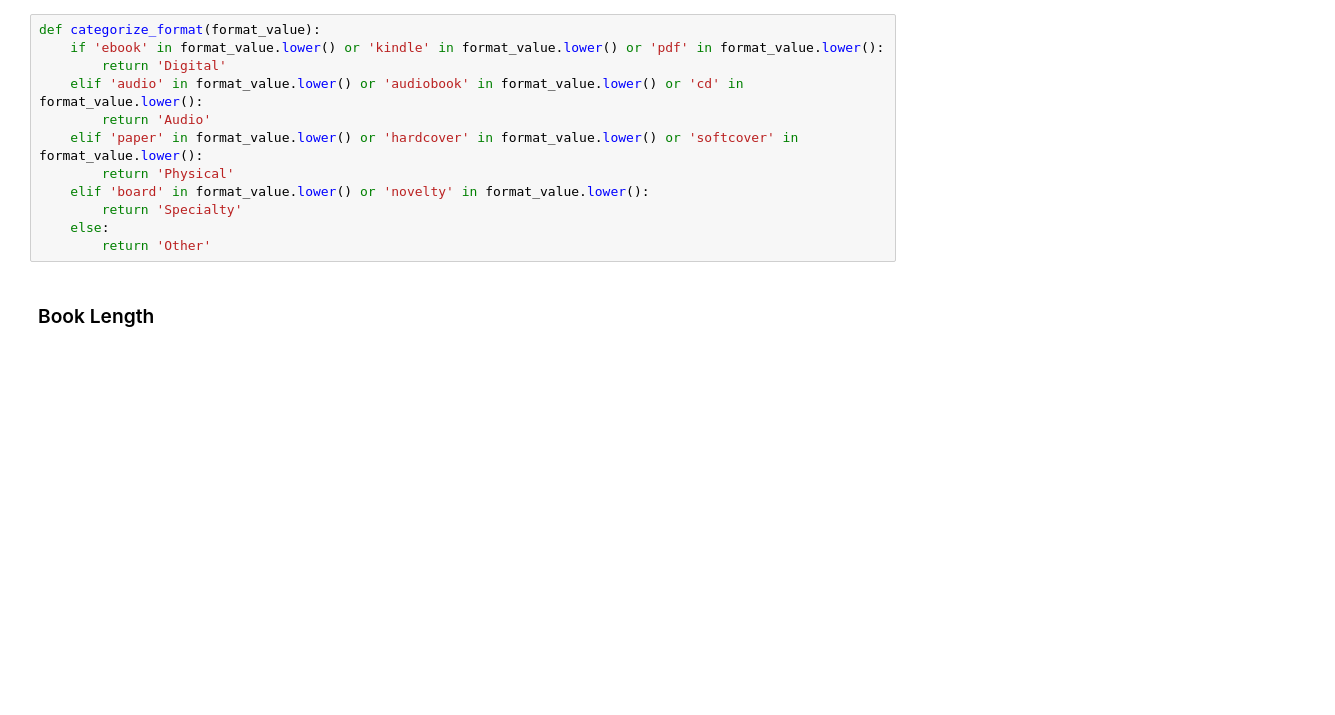
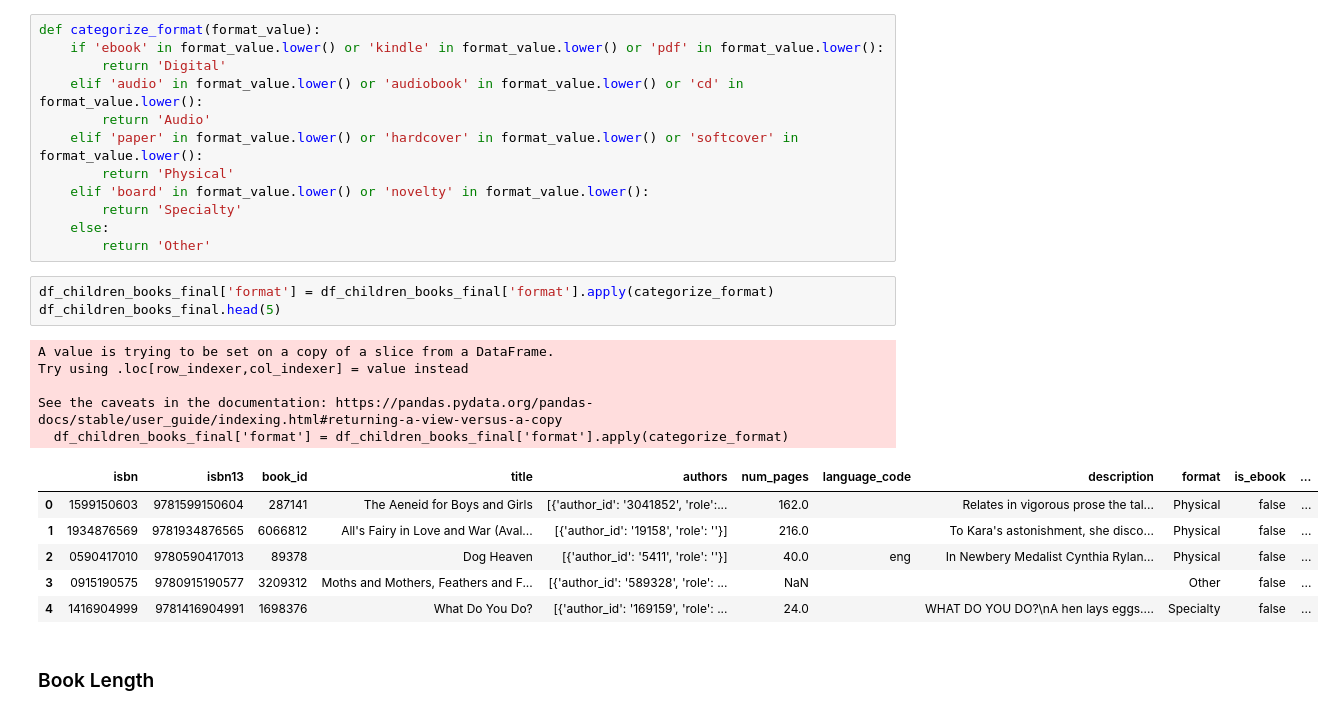
Before and after one commit to Pangerlanger/bt4222-books, a Jupyter notebook: data_eda.ipynb, the cells around one changed output. Cells and saved outputs as stored; diff of their text form; blank space fills up the shorter version.

```diff
--- a/data_eda.ipynb
+++ b/data_eda.ipynb
@@ -444,6 +447,21 @@ def categorize_format(format_value):
         return 'Specialty'
     else:
         return 'Other'
+# %%
+df_children_books_final['format'] = df_children_books_final['format'].apply(categorize_format)
+df_children_books_final.head(5)
+# %% [output]
+A value is trying to be set on a copy of a slice from a DataFrame.
+Try using .loc[row_indexer,col_indexer] = value instead
+
+See the caveats in the documentation: https://pandas.pydata.org/pandas-docs/stable/user_guide/indexing.html#returning-a-view-versus-a-copy
+  df_children_books_final['format'] = df_children_books_final['format'].apply(categorize_format)
+|  | isbn | isbn13 | book_id | title | authors | num_pages | language_code | description | format | is_ebook | ... |
+| 0 | 1599150603 | 9781599150604 | 287141 | The Aeneid for Boys and Girls | [{'author_id': '3041852', 'role':... | 162.0 |  | Relates in vigorous prose the tal... | Physical | false | ... |
+| 1 | 1934876569 | 9781934876565 | 6066812 | All's Fairy in Love and War (Aval... | [{'author_id': '19158', 'role': ''}] | 216.0 |  | To Kara's astonishment, she disco... | Physical | false | ... |
+| 2 | 0590417010 | 9780590417013 | 89378 | Dog Heaven | [{'author_id': '5411', 'role': ''}] | 40.0 | eng | In Newbery Medalist Cynthia Rylan... | Physical | false | ... |
+| 3 | 0915190575 | 9780915190577 | 3209312 | Moths and Mothers, Feathers and F... | [{'author_id': '589328', 'role': ... | NaN |  |  | Other | false | ... |
+| 4 | 1416904999 | 9781416904991 | 1698376 | What Do You Do? | [{'author_id': '169159', 'role': ... | 24.0 |  | WHAT DO YOU DO?\nA hen lays eggs.... | Specialty | false | ... |
 # %% [markdown]
 ### Book Length
 # %%
```
Also changed, not shown: parts of 18 cells of this notebook, 1 other file.
